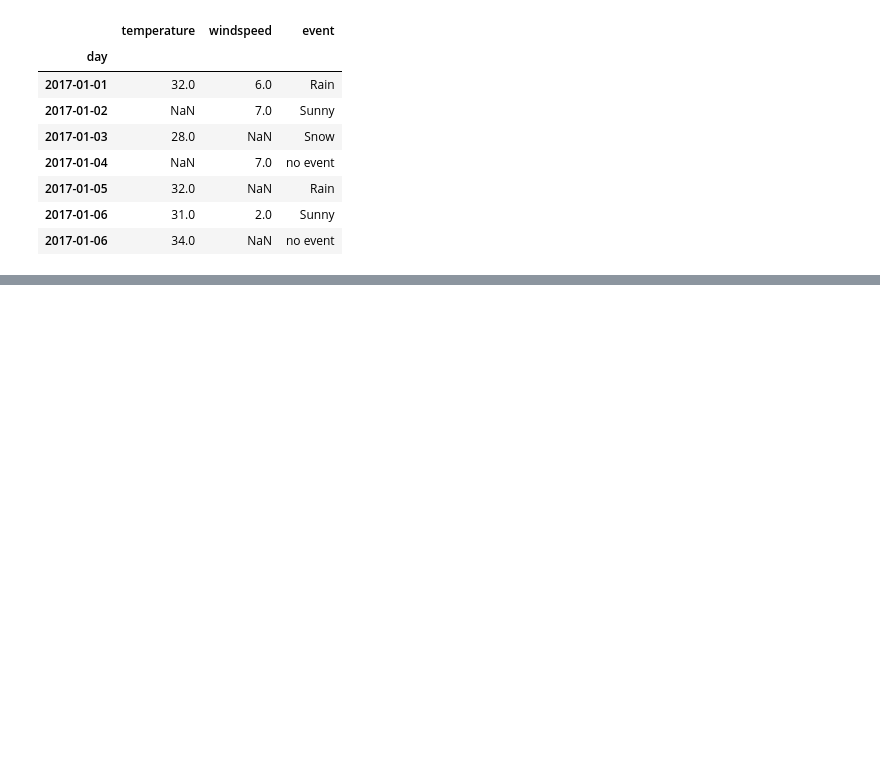
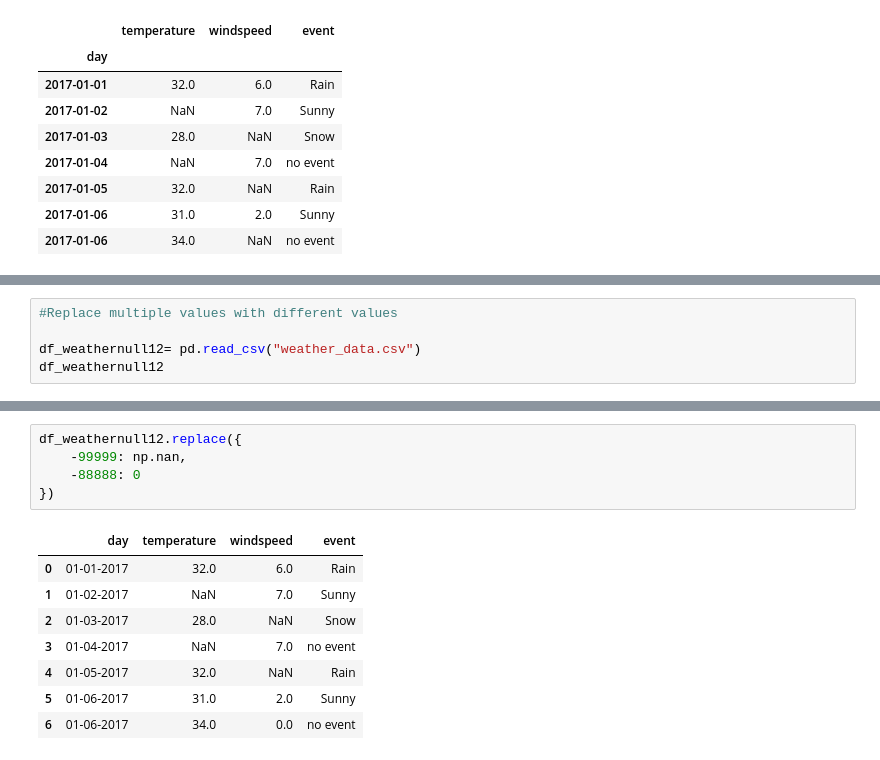
Before and after one commit to azeem932356/Numpy-Pandas-OpenCV-DataVisualization-DataScraping, a Jupyter notebook: Pandas/Pandas.ipynb, the cells around one changed output, grey strips where cells are left out. Drawn from its saved outputs; the diff is of its cells as text; blank space fills up the shorter version.

```diff
--- a/Pandas/Pandas.ipynb
+++ b/Pandas/Pandas.ipynb
@@ -960,0 +1015,5 @@ df_weatherdropnacondition
+# %%
+#Replace multiple values with different values
+
+df_weathernull12= pd.read_csv("weather_data.csv")
+df_weathernull12
@@ -960,0 +1029,14 @@ df_weatherdropnacondition
+# %%
+df_weathernull12.replace({
+    -99999: np.nan,
+    -88888: 0
+})
+# %% [output]
+|  | day | temperature | windspeed | event |
+| 0 | 01-01-2017 | 32.0 | 6.0 | Rain |
+| 1 | 01-02-2017 | NaN | 7.0 | Sunny |
+| 2 | 01-03-2017 | 28.0 | NaN | Snow |
+| 3 | 01-04-2017 | NaN | 7.0 | no event |
+| 4 | 01-05-2017 | 32.0 | NaN | Rain |
+| 5 | 01-06-2017 | 31.0 | 2.0 | Sunny |
+| 6 | 01-06-2017 | 34.0 | 0.0 | no event |
```
Also changed, not shown: parts of 12 cells of this notebook.
